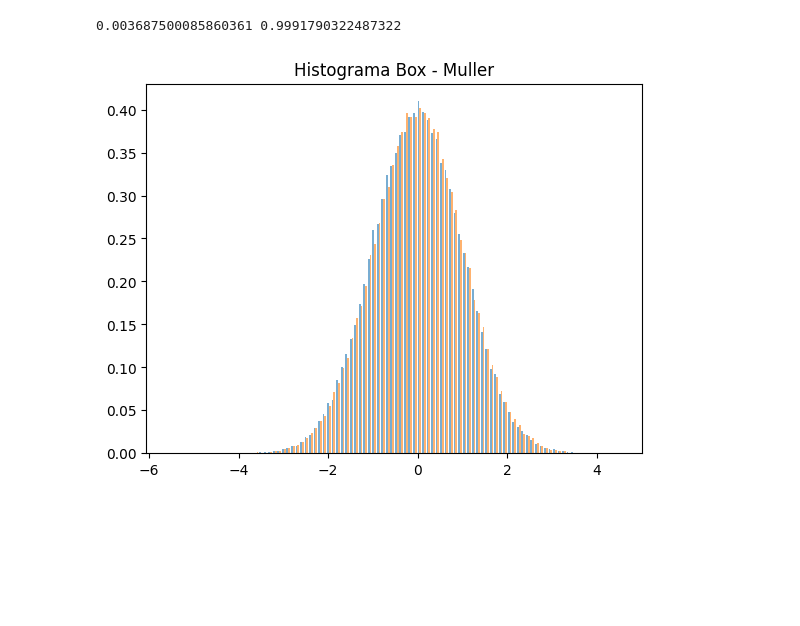
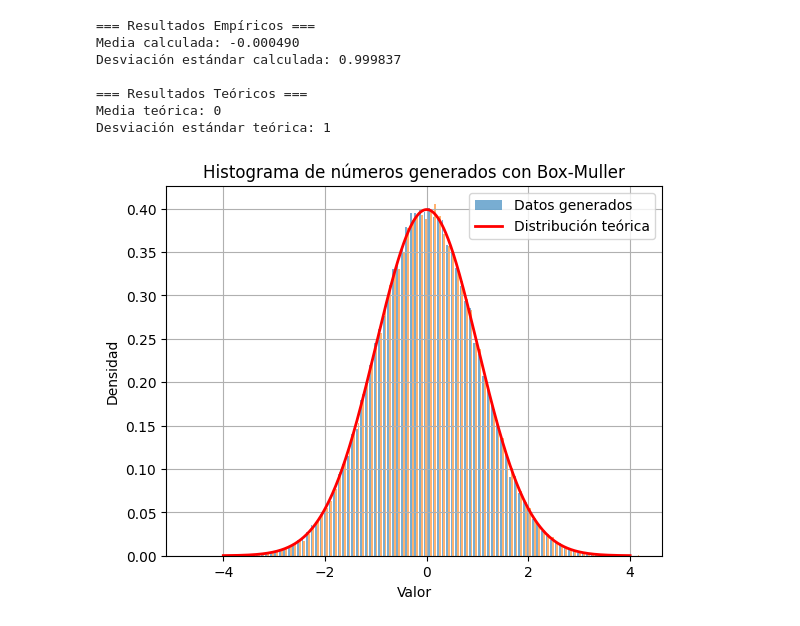
Before and after one commit to EduardoAcostaC/Simulacion-I, a Jupyter notebook: MetodoBoxMuller.ipynb, the cells around one changed output. Saved outputs shown, nothing was run; the diff lists cells and outputs as text; code cells hidden in the pictures; blank space fills up the shorter version.

Commit message:
Creacion Metodo Box Muller

```diff
--- a/MetodoBoxMuller.ipynb
+++ b/MetodoBoxMuller.ipynb
@@ -3,32 +44,63 @@
 # %%
 import numpy as np
 import matplotlib.pyplot as plt
 import random as rd
 
 def f():
-  u1 = rd.uniform(0, 1)
-  u2 = rd.uniform(0, 1)
-  R = np.sqrt(-2 * np.log(u1))
-  theta = 2 * np.pi * u2
-  x = R * np.cos(theta)
-  y = R * np.sin(theta)
-  return x, y
+    u1 = rd.uniform(0, 1)
+    u2 = rd.uniform(0, 1)
+    R = np.sqrt(-2 * np.log(u1))
+    theta = 2 * np.pi * u2
+    x = R * np.cos(theta)
+    y = R * np.sin(theta)
+    return x, y
 
 def experimento(n):
-  lista_x= []
-  lista_y= []
-  for i in range(n):
-    x, y = f()
-    lista_x.append(x)
-    lista_y.append(y)
-  return lista_x, lista_y
+    lista_x = []
+    lista_y = []
+    for i in range(n):
+        x, y = f()
+        lista_x.append(x)
+        lista_y.append(y)
+    return lista_x, lista_y
 
-prueba = experimento(100000)
-print(np.mean(prueba), np.std(prueba))
 
-plt.hist(prueba, bins=100, density=True, alpha=0.6)
-plt.title('Histograma Box - Muller')
+n = 100000
+prueba = experimento(n)
+
+media = np.mean(prueba)
+desviacion = np.std(prueba)
+
+media_teorica = 0
+desviacion_teorica = 1
+
+# Resultados
+print("=== Resultados Empíricos ===")
+print(f"Media calculada: {media:.6f}")
+print(f"Desviación estándar calculada: {desviacion:.6f}")
+print("\n=== Resultados Teóricos ===")
+print(f"Media teórica: {media_teorica}")
+print(f"Desviación estándar teórica: {desviacion_teorica}")
+
+# Histograma
+plt.hist(prueba, bins=100, density=True, alpha=0.6, label='Datos generados')
+
+x = np.linspace(-4, 4, 1000)
+y = (1/np.sqrt(2*np.pi)) * np.exp(-x**2/2)
+plt.plot(x, y, 'r-', linewidth=2, label='Distribución teórica')
+
+plt.title('Histograma de números generados con Box-Muller')
+plt.xlabel('Valor')
+plt.ylabel('Densidad')
+plt.legend()
+plt.grid(True)
 plt.show()
 # %% [output]
-0.003687500085860361 0.9991790322487322
+=== Resultados Empíricos ===
+Media calculada: -0.000490
+Desviación estándar calculada: 0.999837
+
+=== Resultados Teóricos ===
+Media teórica: 0
+Desviación estándar teórica: 1
-[figure, old version]
+[figure, new version]
```
Also changed, not shown: parts of 1 cell of this notebook.
